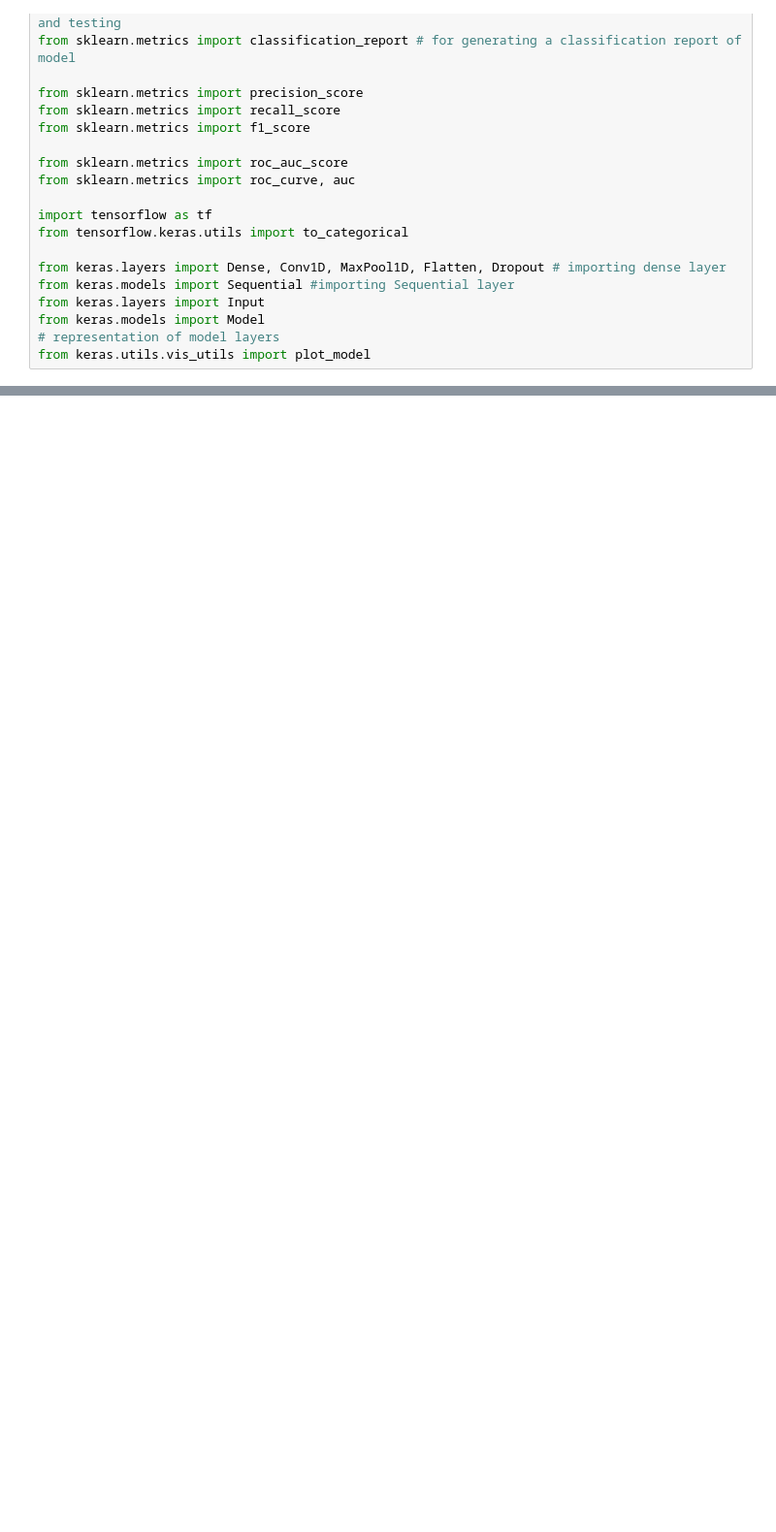
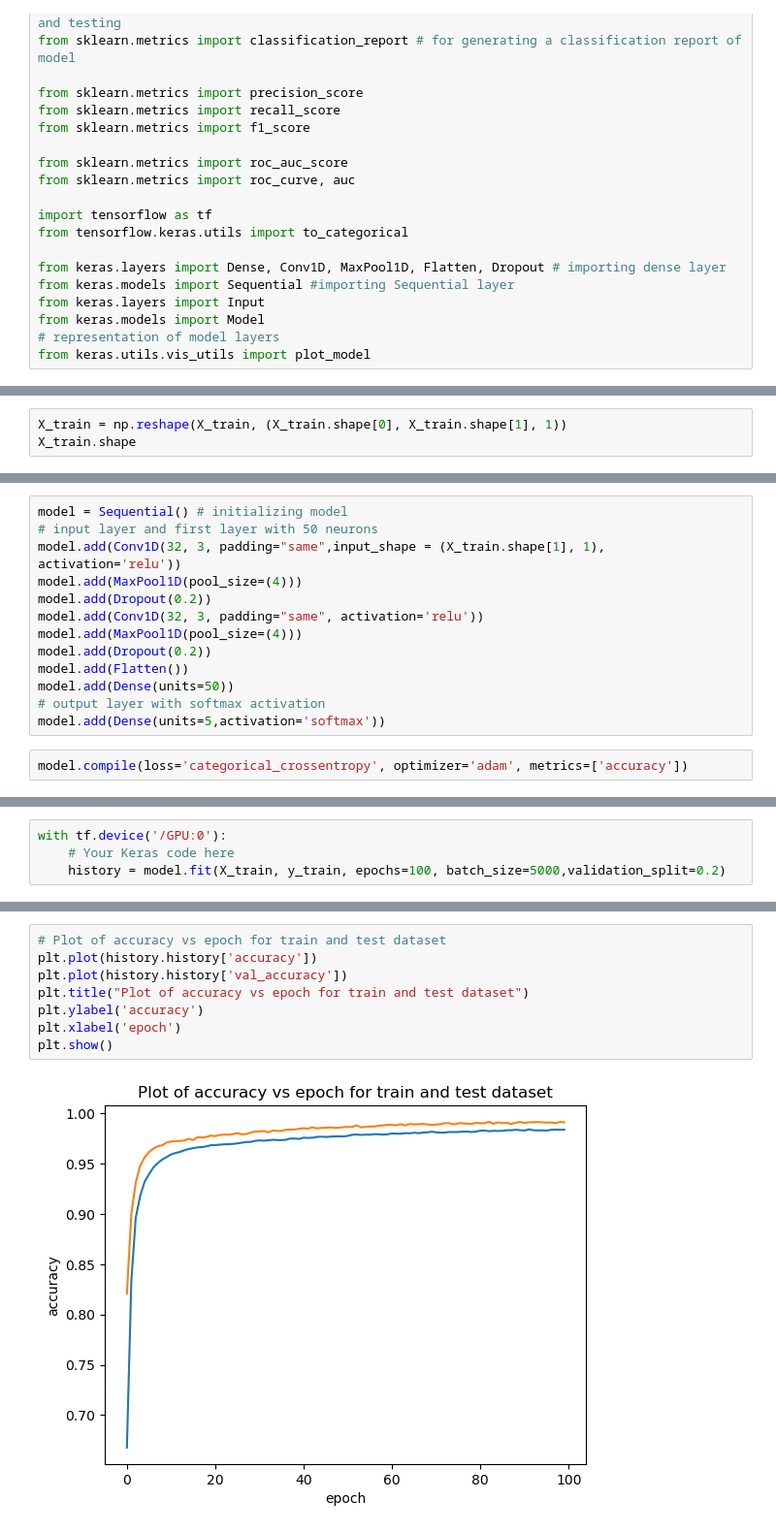
Before and after one commit to mohammedAcheddad/AI-Based-Network-IDS_ML-DL, a Jupyter notebook: ClassicalMulticlass.ipynb, the cells around one changed output, grey strips where cells are left out. Shown at 97% size. Cells and saved outputs as stored; diff of their text form; blank space fills up the shorter version.

```diff
--- a/ClassicalMulticlass.ipynb
+++ b/ClassicalMulticlass.ipynb
@@ -64,0 +362,3 @@ train_data
+# %%
+X_train = np.reshape(X_train, (X_train.shape[0], X_train.shape[1], 1))
+X_train.shape
@@ -64,0 +372,15 @@ train_data
+# %%
+model = Sequential() # initializing model
+# input layer and first layer with 50 neurons
+model.add(Conv1D(32, 3, padding="same",input_shape = (X_train.shape[1], 1), activation='relu'))
+model.add(MaxPool1D(pool_size=(4)))
+model.add(Dropout(0.2))
+model.add(Conv1D(32, 3, padding="same", activation='relu'))
+model.add(MaxPool1D(pool_size=(4)))
+model.add(Dropout(0.2))
+model.add(Flatten())
+model.add(Dense(units=50))
+# output layer with softmax activation
+model.add(Dense(units=5,activation='softmax'))
+# %%
+model.compile(loss='categorical_crossentropy', optimizer='adam', metrics=['accuracy'])
@@ -64,0 +407,4 @@ train_data
+# %%
+with tf.device('/GPU:0'):
+    # Your Keras code here
+    history = model.fit(X_train, y_train, epochs=100, batch_size=5000,validation_split=0.2)
@@ -64,0 +467,10 @@ train_data
+# %%
+# Plot of accuracy vs epoch for train and test dataset
+plt.plot(history.history['accuracy'])
+plt.plot(history.history['val_accuracy'])
+plt.title("Plot of accuracy vs epoch for train and test dataset")
+plt.ylabel('accuracy')
+plt.xlabel('epoch')
+plt.show()
+# %% [output]
+[figure, added]
```
Also changed, not shown: parts of 57 cells of this notebook.
